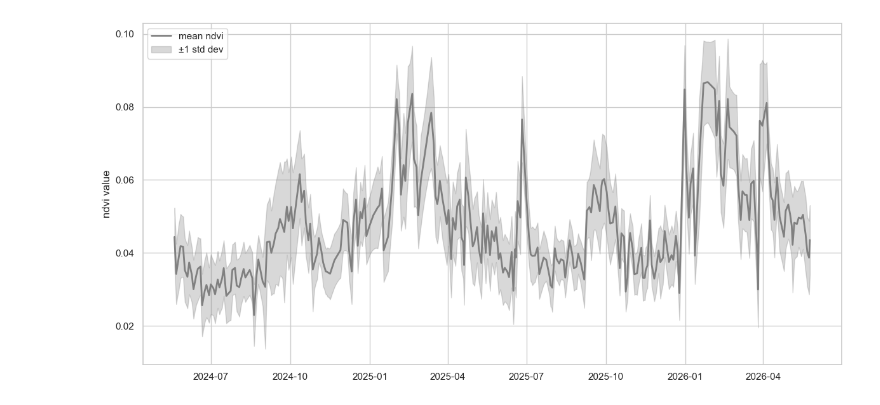
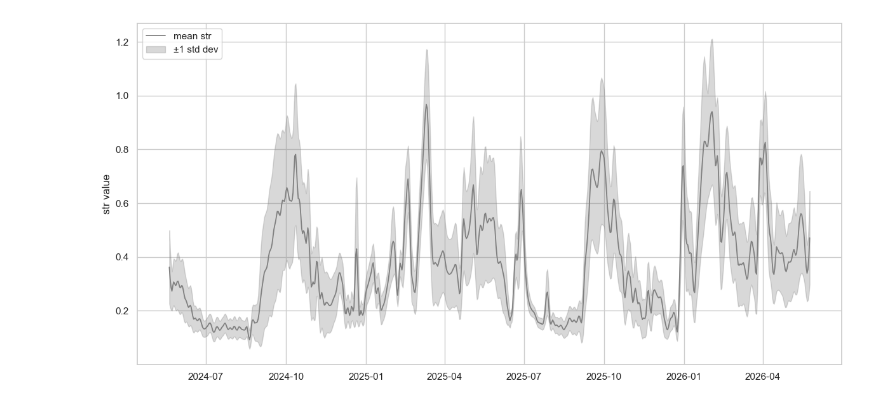
Before and after one commit to pibonacic/groundwater-remote-sensing, a Jupyter notebook: code/random_points_exploration.ipynb, the cells around one changed output. Saved outputs shown, nothing was run; the diff lists cells and outputs as text; code cells hidden in the pictures.

```diff
--- a/code/random_points_exploration.ipynb
+++ b/code/random_points_exploration.ipynb
@@ -19,0 +50,36 @@ remote_df_a = calculate_stats_from_random_points(remote_df_a, 10)
+# %%
+fig, (ax1, ax2, ax3) = plt.subplots(3, 1, figsize=(20,12), sharex=True, sharey=True)
+
+ax1.plot(z_df.index, z_df['greenness_mean'], label='TCT greenness', c='green', alpha=1)
+ax1.plot(z_df.index, z_df['SDH1PS01_gw-depth_m'], label='groundwater depth', c='black', alpha=1)
+ax1.set_ylabel('Z-score')
+ax1.legend(loc='upper left')
+
+ax2.plot(z_df.index, z_df['wetness_mean'], label='TCT wetness', c='darkblue', alpha=1)
+ax2.plot(z_df.index, z_df['SDH1PS01_gw-depth_m'], label='groundwater depth', c='black', alpha=1)
+ax2.set_ylabel('Z-score')
+ax2.legend(loc='upper left')
+
+ax3.plot(z_df.index, z_df['brightness_mean'], label='TCT brightness', c='orange', alpha=1)
+ax3.plot(z_df.index, z_df['SDH1PS01_gw-depth_m'], label='groundwater depth', c='black', alpha=1)
+ax3.set_ylabel('Z-score')
+ax3.legend(loc='upper left')
+
+ax4 = ax1.twinx()
+ax4.bar(fused_df.index, fused_df['ATMOS41_precipitation_mm'], width=1, color='gray', alpha=0.5, label='Precipitation (mm)')
+ax4.set_ylabel('Precipitation (mm)', color='gray')
+ax4.grid(False)
+
+ax5 = ax2.twinx()
+ax5.bar(fused_df.index, fused_df['ATMOS41_precipitation_mm'], width=1, color='gray', alpha=0.5, label='Precipitation (mm)')
+ax5.set_ylabel('Precipitation (mm)', color='gray')
+ax5.grid(False)
+
+ax6 = ax3.twinx()
+ax6.bar(fused_df.index, fused_df['ATMOS41_precipitation_mm'], width=1, color='gray', alpha=0.5, label='Precipitation (mm)')
+ax6.set_ylabel('Precipitation (mm)', color='gray')
+ax6.grid(False)
+
+plt.grid(False)
+plt.tight_layout()
+plt.show()
@@ -43,7 +131,7 @@ def plot_mean_with_std(stats_df: pd.DataFrame, feature: str, nStd: int=1):
         y=mean,
         label=f'mean {feature}',
         color='gray',
-        linewidth=2,
+        linewidth=1.3,
         ax=ax
     )
 
@@ -64,6 +152,6 @@ def plot_mean_with_std(stats_df: pd.DataFrame, feature: str, nStd: int=1):
 
     plt.show()
 # %%
-plot_mean_with_std(remote_df_a, 'ndvi', 1)
+plot_mean_with_std(remote_df, 'str', 1)
 # %% [output]
-[figure, old version]
+[figure, new version]
```
Also changed, not shown: parts of 8 cells of this notebook, 4 other files.
